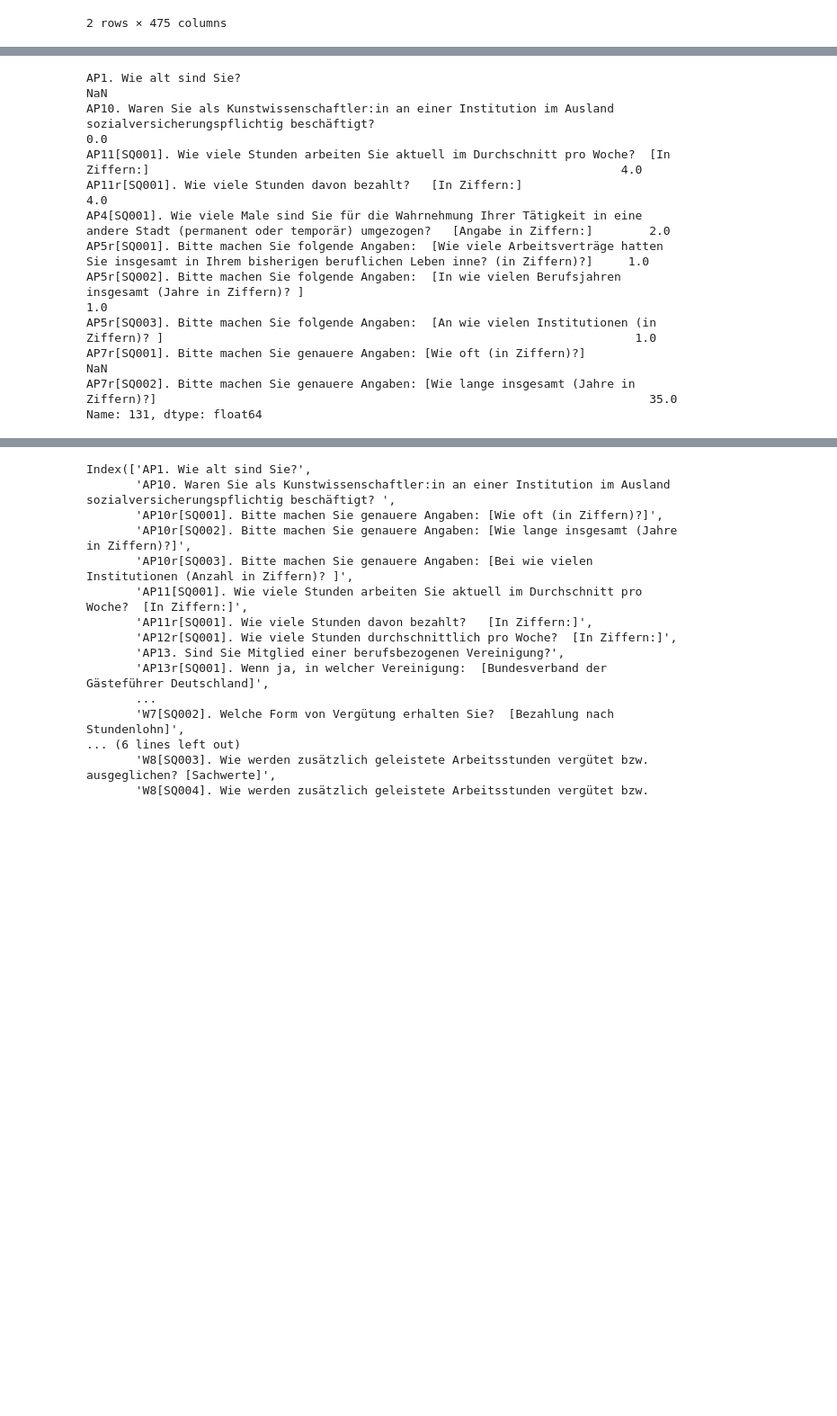
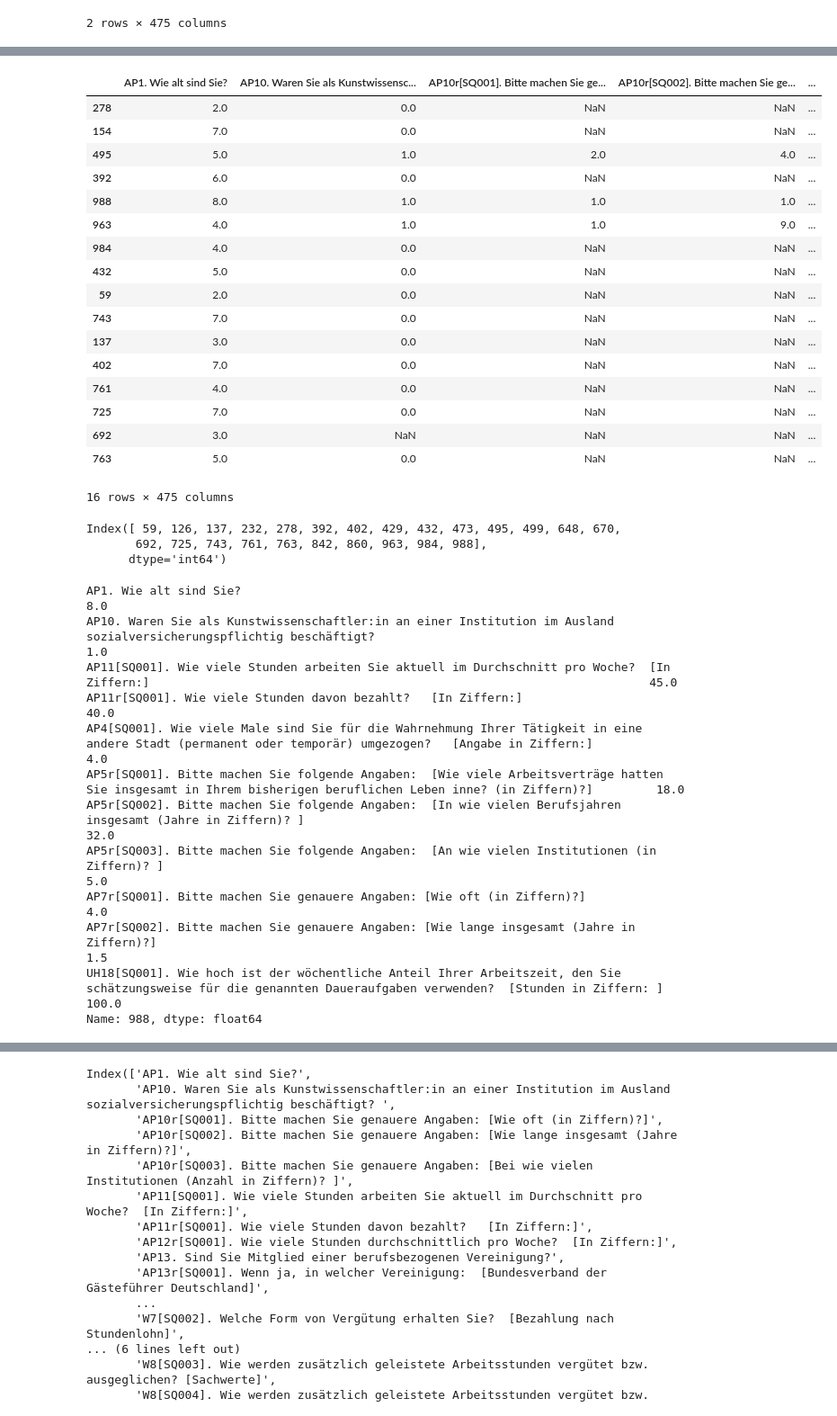
Before and after one commit to michaelgerloff/Survey_working_conditions_art_history, a Jupyter notebook: notebooks/01_Data_Exploration.ipynb, the cells around one changed output, grey strips where cells are left out. Shown at 90% size. Drawn from its saved outputs; the diff is of its cells as text; code cells hidden in the pictures; blank space fills up the shorter version.

```diff
--- a/notebooks/01_Data_Exploration.ipynb
+++ b/notebooks/01_Data_Exploration.ipynb
@@ -396,0 +541,21 @@ df_numerical[df_numerical['AP7r[SQ002]. Bitte machen Sie genauere Angaben: [Wie
+# %%
+df_numerical[df_numerical['UH18[SQ001]. Wie hoch ist der wöchentliche Anteil Ihrer Arbeitszeit, den Sie schätzungsweise für die genannten Daueraufgaben verwenden?  [Stunden in Ziffern: ]']>=80].sort_values(by='UH18[SQ001]. Wie hoch ist der wöchentliche Anteil Ihrer Arbeitszeit, den Sie schätzungsweise für die genannten Daueraufgaben verwenden?  [Stunden in Ziffern: ]', ascending=False)
+# %% [output]
+|  | AP1. Wie alt sind Sie? | AP10. Waren Sie als Kunstwissensc... | AP10r[SQ001]. Bitte machen Sie ge... | AP10r[SQ002]. Bitte machen Sie ge... | ... |
+| 278 | 2.0 | 0.0 | NaN | NaN | ... |
+| 154 | 7.0 | 0.0 | NaN | NaN | ... |
+| 495 | 5.0 | 1.0 | 2.0 | 4.0 | ... |
+| 392 | 6.0 | 0.0 | NaN | NaN | ... |
+| 988 | 8.0 | 1.0 | 1.0 | 1.0 | ... |
+| 963 | 4.0 | 1.0 | 1.0 | 9.0 | ... |
+| 984 | 4.0 | 0.0 | NaN | NaN | ... |
+| 432 | 5.0 | 0.0 | NaN | NaN | ... |
+| 59 | 2.0 | 0.0 | NaN | NaN | ... |
+| 743 | 7.0 | 0.0 | NaN | NaN | ... |
+| 137 | 3.0 | 0.0 | NaN | NaN | ... |
+| 402 | 7.0 | 0.0 | NaN | NaN | ... |
+| 761 | 4.0 | 0.0 | NaN | NaN | ... |
+| 725 | 7.0 | 0.0 | NaN | NaN | ... |
+| 692 | 3.0 | NaN | NaN | NaN | ... |
+| 763 | 5.0 | 0.0 | NaN | NaN | ... |
+16 rows × 475 columns
@@ -397,17 +564,24 @@ df_numerical[df_numerical['AP7r[SQ002]. Bitte machen Sie genauere Angaben: [Wie
+# %%
+sus_indices_Daueraufgaben
+# %% [output]
+Index([ 59, 126, 137, 232, 278, 392, 402, 429, 432, 473, 495, 499, 648, 670,
+       692, 725, 743, 761, 763, 842, 860, 963, 984, 988],
+      dtype='int64')
 # %%
-df_numerical.iloc[131][[0,1,5,6,28,30,31,32, 38, 39]]
+df_numerical.iloc[988][[0,1,5,6,28,30,31,32, 38, 39, 373]]
 # %% [output]
-AP1. Wie alt sind Sie?                                                                                                                                          NaN
-AP10. Waren Sie als Kunstwissenschaftler:in an einer Institution im Ausland sozialversicherungspflichtig beschäftigt?                                           0.0
-AP11[SQ001]. Wie viele Stunden arbeiten Sie aktuell im Durchschnitt pro Woche?  [In Ziffern:]                                                                   4.0
-AP11r[SQ001]. Wie viele Stunden davon bezahlt?   [In Ziffern:]                                                                                                  4.0
-AP4[SQ001]. Wie viele Male sind Sie für die Wahrnehmung Ihrer Tätigkeit in eine andere Stadt (permanent oder temporär) umgezogen?   [Angabe in Ziffern:]        2.0
-AP5r[SQ001]. Bitte machen Sie folgende Angaben:  [Wie viele Arbeitsverträge hatten Sie insgesamt in Ihrem bisherigen beruflichen Leben inne? (in Ziffern)?]     1.0
-AP5r[SQ002]. Bitte machen Sie folgende Angaben:  [In wie vielen Berufsjahren insgesamt (Jahre in Ziffern)? ]                                                    1.0
-AP5r[SQ003]. Bitte machen Sie folgende Angaben:  [An wie vielen Institutionen (in Ziffern)? ]                                                                   1.0
-AP7r[SQ001]. Bitte machen Sie genauere Angaben: [Wie oft (in Ziffern)?]                                                                                         NaN
-AP7r[SQ002]. Bitte machen Sie genauere Angaben: [Wie lange insgesamt (Jahre in Ziffern)?]                                                                      35.0
-Name: 131, dtype: float64
+AP1. Wie alt sind Sie?                                                                                                                                               8.0
+AP10. Waren Sie als Kunstwissenschaftler:in an einer Institution im Ausland sozialversicherungspflichtig beschäftigt?                                                1.0
+AP11[SQ001]. Wie viele Stunden arbeiten Sie aktuell im Durchschnitt pro Woche?  [In Ziffern:]                                                                       45.0
+AP11r[SQ001]. Wie viele Stunden davon bezahlt?   [In Ziffern:]                                                                                                      40.0
+AP4[SQ001]. Wie viele Male sind Sie für die Wahrnehmung Ihrer Tätigkeit in eine andere Stadt (permanent oder temporär) umgezogen?   [Angabe in Ziffern:]             4.0
+AP5r[SQ001]. Bitte machen Sie folgende Angaben:  [Wie viele Arbeitsverträge hatten Sie insgesamt in Ihrem bisherigen beruflichen Leben inne? (in Ziffern)?]         18.0
+AP5r[SQ002]. Bitte machen Sie folgende Angaben:  [In wie vielen Berufsjahren insgesamt (Jahre in Ziffern)? ]                                                        32.0
+AP5r[SQ003]. Bitte machen Sie folgende Angaben:  [An wie vielen Institutionen (in Ziffern)? ]                                                                        5.0
+AP7r[SQ001]. Bitte machen Sie genauere Angaben: [Wie oft (in Ziffern)?]                                                                                              4.0
+AP7r[SQ002]. Bitte machen Sie genauere Angaben: [Wie lange insgesamt (Jahre in Ziffern)?]                                                                            1.5
+UH18[SQ001]. Wie hoch ist der wöchentliche Anteil Ihrer Arbeitszeit, den Sie schätzungsweise für die genannten Daueraufgaben verwenden?  [Stunden in Ziffern: ]    100.0
+Name: 988, dtype: float64
 # %% [markdown]
 conspicious indices:
 * 421 (25-29 Jahre alt, 11x im Ausland beschäftigt an einer Institution in einem Jahr)
```
Also changed, not shown: parts of 35 cells of this notebook.
